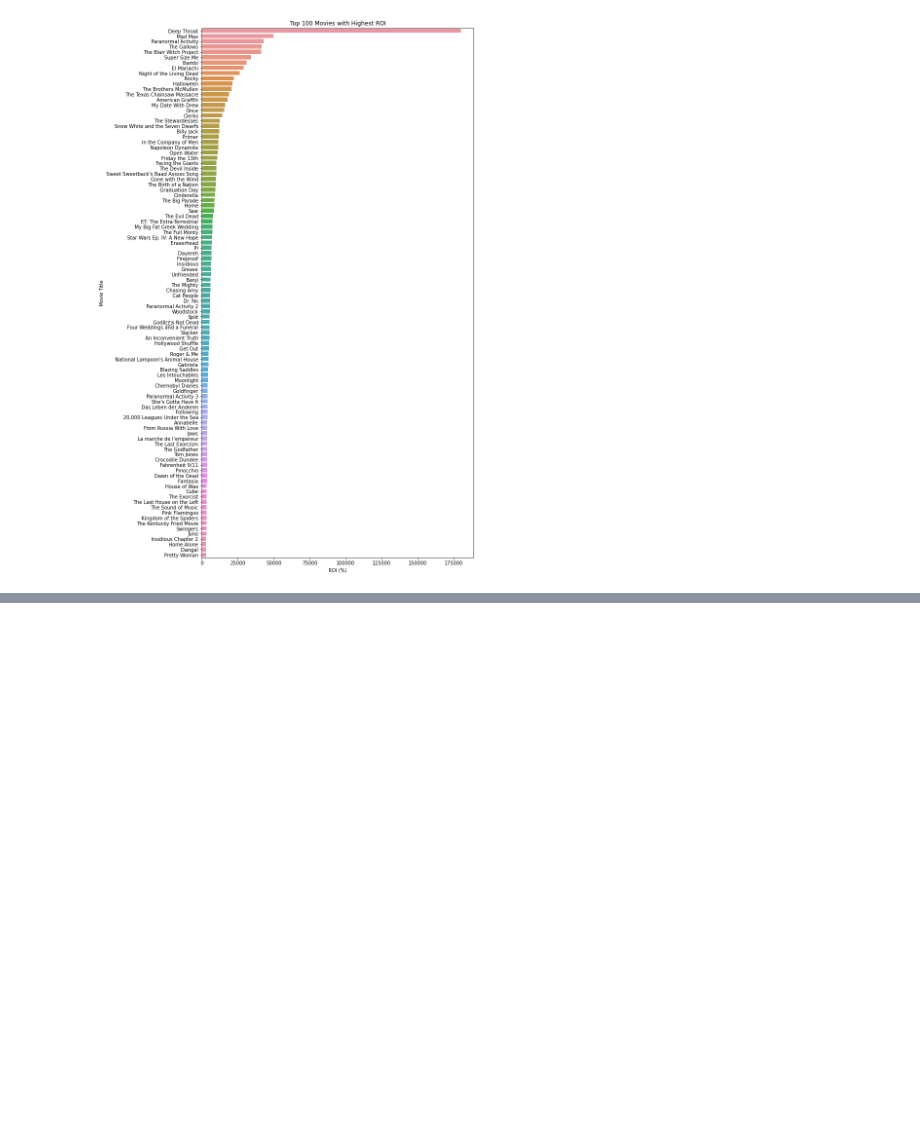
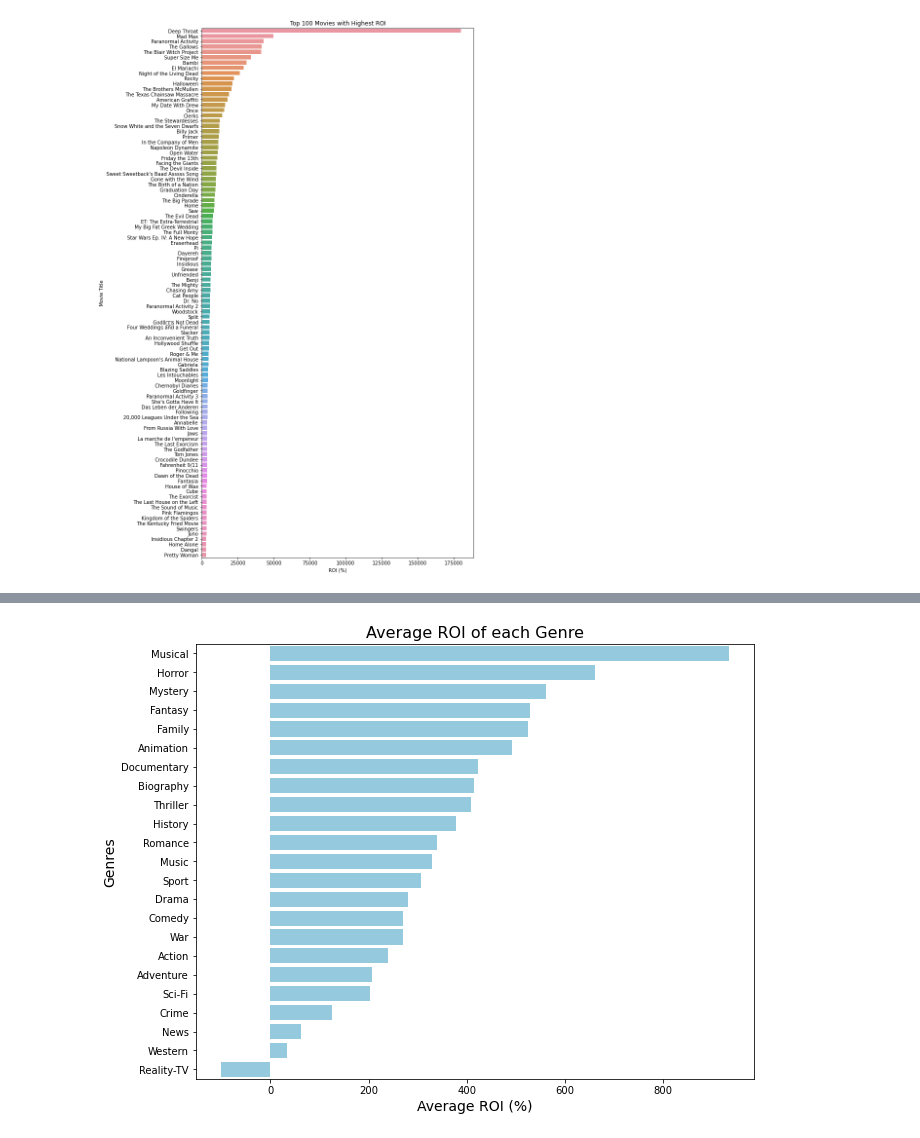
Before and after one commit to owenml/dsc-phase-2-project-v3, a Jupyter notebook: student.ipynb, the cells around one changed output, grey strips where cells are left out. Saved outputs shown, nothing was run; the diff lists cells and outputs as text; code cells hidden in the pictures; blank space fills up the shorter version.

```diff
--- a/student.ipynb
+++ b/student.ipynb
@@ -160,0 +239,35 @@ plt.show()
+# %%
+# Split the genres
+s = roi_genres_budget_df['genres'].str.split(',').apply(pd.Series, 1).stack()
+s.index = s.index.droplevel(-1)
+s.name = 'genres'
+
+# Delete the original genres column and join the new one
+del roi_genres_budget_df['genres']
+roi_genres_budget_df = roi_genres_budget_df.join(s)
+
+# Calculate the average ROI for each genre
+average_roi_per_genre = roi_genres_budget_df.groupby('genres')['roi'].mean()
+
+# Create a DataFrame from average_roi_per_genre for better handling
+average_roi_df = average_roi_per_genre.reset_index()
+
+# Rename the columns for better understanding
+average_roi_df.columns = ['Genre', 'Average ROI']
+
+# Sort the DataFrame in descending order by 'Average ROI'
+average_roi_df = average_roi_df.sort_values('Average ROI', ascending=False)
+
+# Plot the data
+plt.figure(figsize=(10,8))
+sns.barplot(y='Genre', x='Average ROI', data=average_roi_df, ci=None, color='skyblue')
+
+# Add labels and title
+plt.xlabel('Average ROI (%)', fontsize=14)
+plt.ylabel('Genres', fontsize=14)
+plt.title('Average ROI of each Genre', fontsize=16)
+
+# Display the plot
+plt.show()
+# %% [output]
+[figure, added]
```
Also changed, not shown: parts of 21 cells of this notebook.
